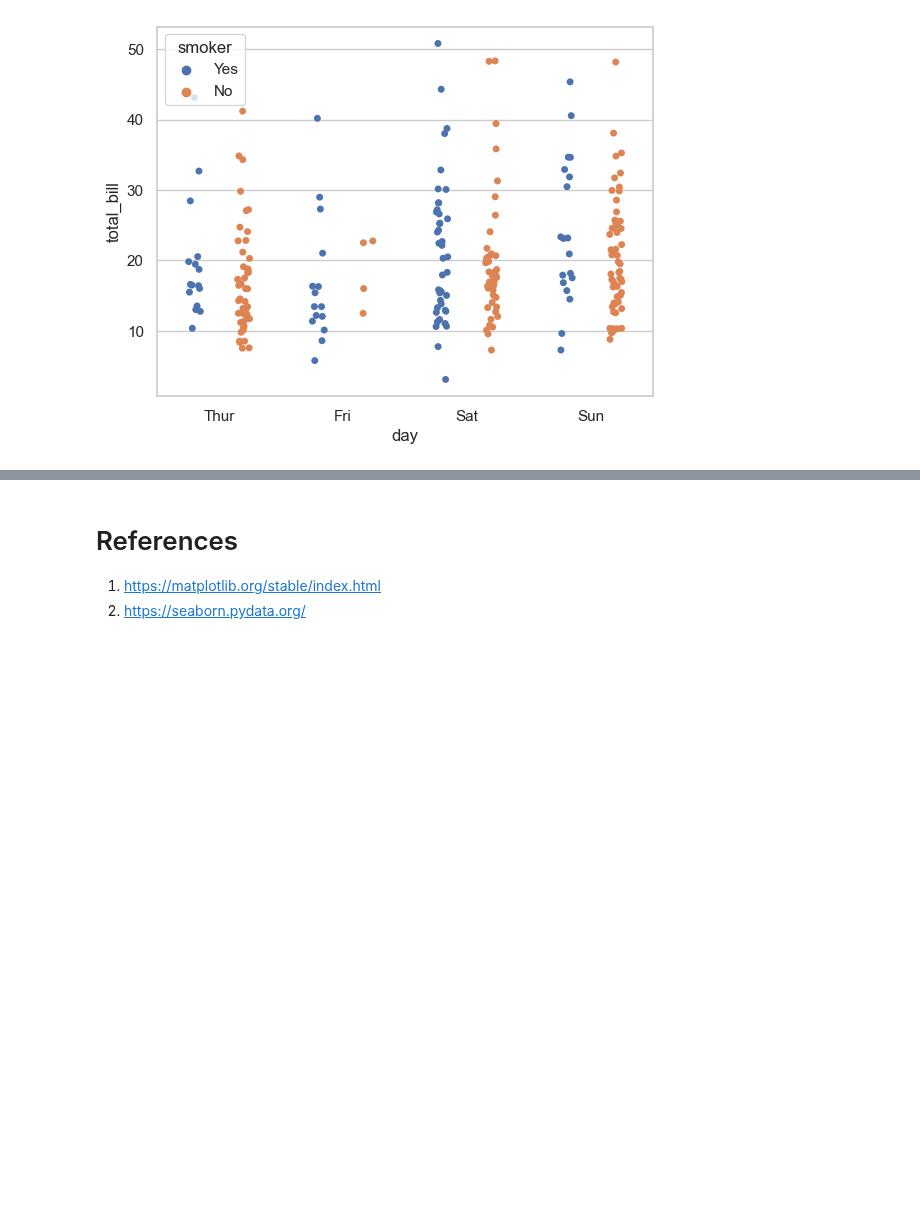
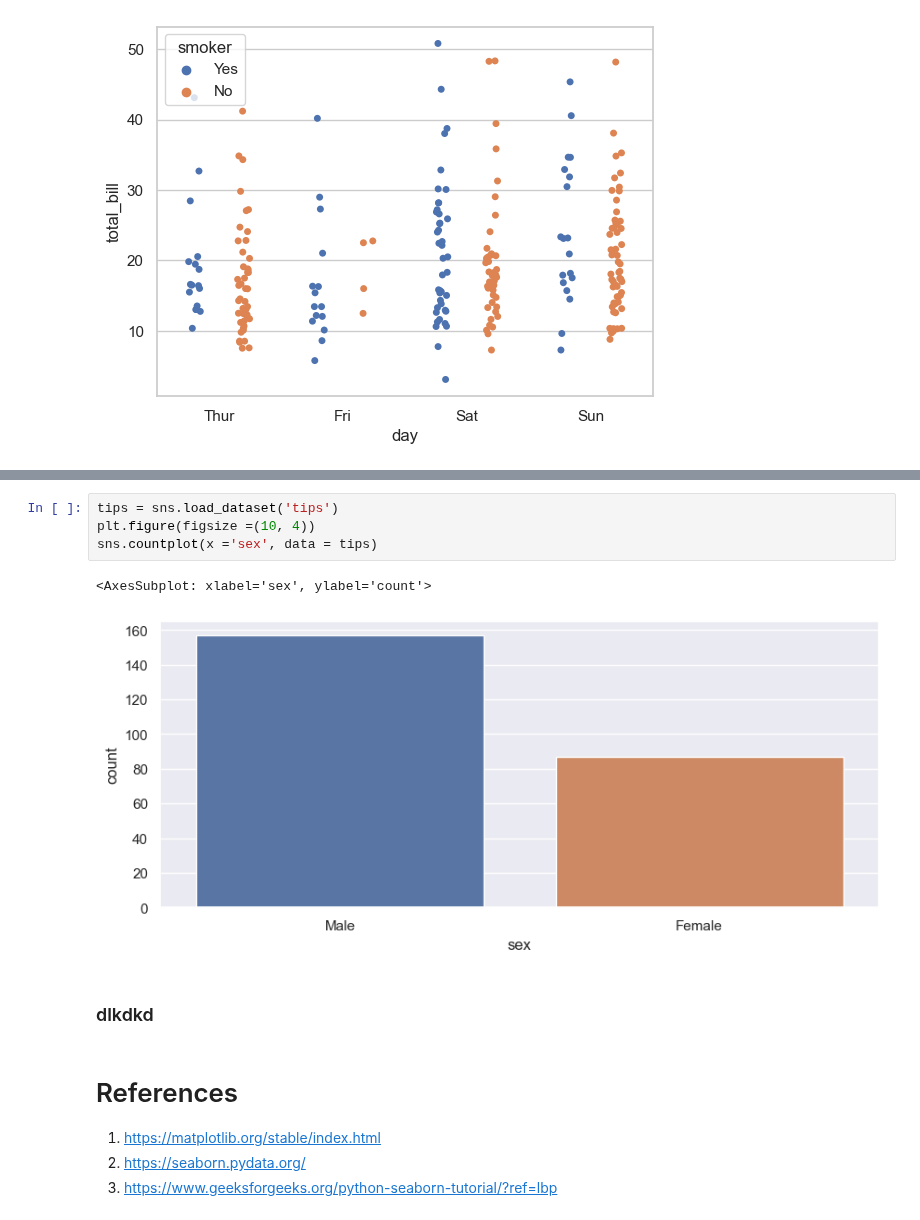
Before and after one commit to arunp77/Python-programming, a Jupyter notebook: Python-fundamental/Matplotlib.ipynb, the cells around one changed output, grey strips where cells are left out. Drawn from its saved outputs; the diff is of its cells as text; blank space fills up the shorter version.

```diff
--- a/Python-fundamental/Matplotlib.ipynb
+++ b/Python-fundamental/Matplotlib.ipynb
@@ -1323,5 +1361,15 @@ sns.stripplot(x='day', y='total_bill', data=df,
+# %%
+tips = sns.load_dataset('tips')
+plt.figure(figsize =(10, 4))
+sns.countplot(x ='sex', data = tips)
+# %% [output]
+<AxesSubplot: xlabel='sex', ylabel='count'>
+[figure, added]
+# %% [markdown]
+### dlkdkd
 # %% [markdown]
 # References
 
 1. https://matplotlib.org/stable/index.html
 2. https://seaborn.pydata.org/
+3. https://www.geeksforgeeks.org/python-seaborn-tutorial/?ref=lbp
```
Also changed, not shown: parts of 4 cells of this notebook.
